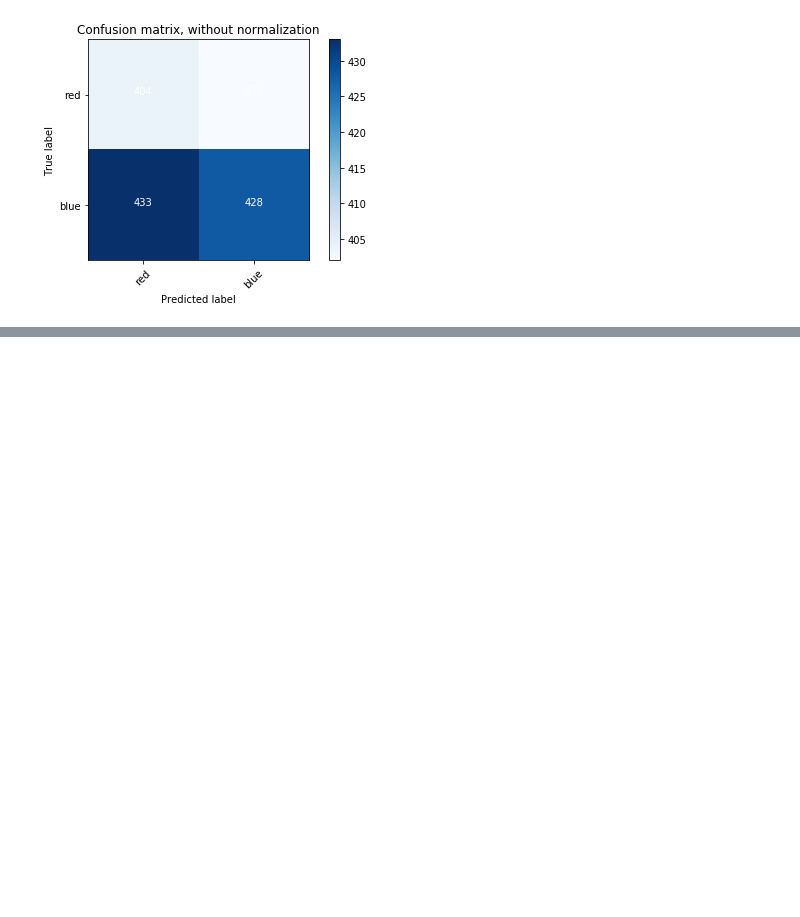
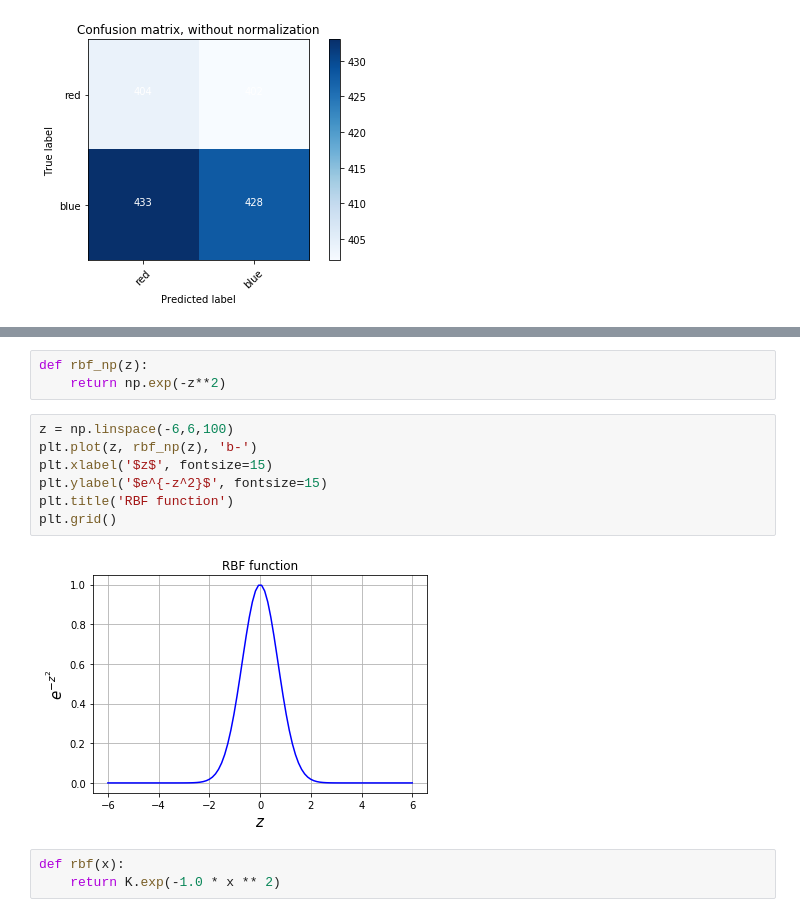
Before and after one commit to davidkorea/deeplearning, a Jupyter notebook: keras.ipynb, the cells around one changed output, grey strips where cells are left out. Saved outputs shown, nothing was run; the diff lists cells and outputs as text; blank space fills up the shorter version.

```diff
--- a/keras.ipynb
+++ b/keras.ipynb
@@ -205,0 +216,15 @@ Neural Network with Nonlinear Activation
+# %%
+def rbf_np(z):
+    return np.exp(-z**2)
+# %%
+z = np.linspace(-6,6,100)
+plt.plot(z, rbf_np(z), 'b-')
+plt.xlabel('$z$', fontsize=15)
+plt.ylabel('$e^{-z^2}$', fontsize=15)
+plt.title('RBF function')
+plt.grid()
+# %% [output]
+[figure, added]
+# %%
+def rbf(x):
+    return K.exp(-1.0 * x ** 2)
```
Also changed, not shown: parts of 9 cells of this notebook.
